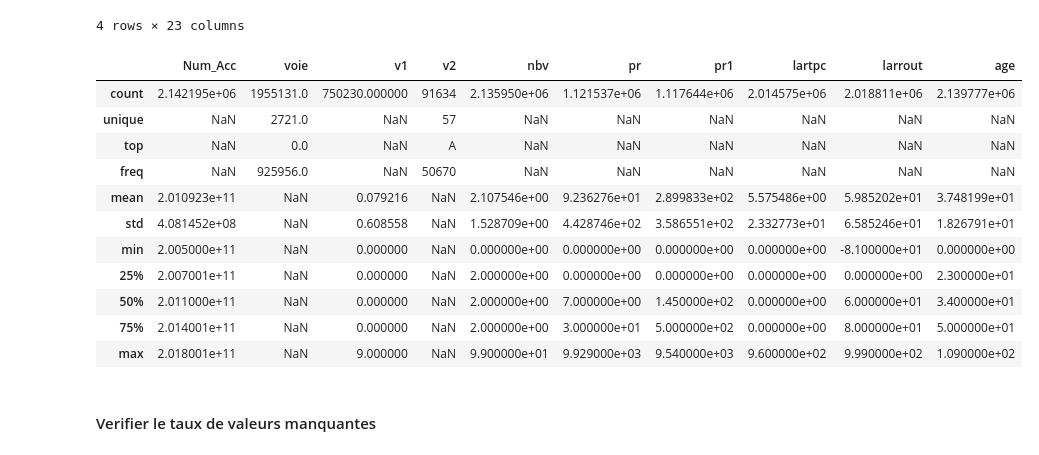
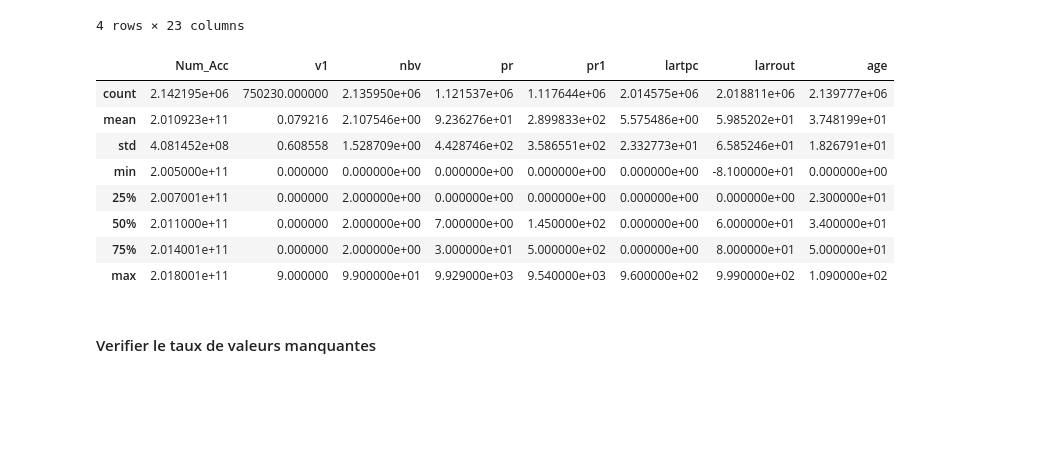
Before and after one commit to LAsmaa/Jupyter_Acidentalit-, a Jupyter notebook: Analyse_Accidentalité.ipynb, the cells around one changed output. Drawn from its saved outputs; the diff is of its cells as text; code cells hidden in the pictures; blank space fills up the shorter version.

```diff
--- a/Analyse_Accidentalité.ipynb
+++ b/Analyse_Accidentalité.ipynb
@@ -120,27 +68,19 @@ print(f'======  Jointure des dataframe caracteristiques, lieux et usagers \n')
 ##### Mise en forme de la date
 # %%
 # Mise en forme de la date
-#### ¨pit avoir toutes les années tout format de quatre charactères. Ex: ( 5 -> 005 -> 05 -> 2005)  , (16 -> 0016, 16 -> 2016)
-df_acc_usr['an01']  = ('00' + df_acc_usr['an'].map(str) )
-df_acc_usr['an02']  = ('20' + df_acc_usr['an01'].str[-2:])
+## ¨pit avoir toutes les années tout format de quatre charactères. Ex: ( 5 -> 005 -> 05 -> 2005)  , (16 -> 0016, 16 -> 2016)
+df_acc_usr['an']  = '20' + ('00' + df_acc_usr['an'].map(str) ).str[-2:]
 
-#### Pour avoir tout les mois sous format de deux charactères. Ex: ( 1 -> 001 -> 01) , (13 -> 0013 -> 13)
-df_acc_usr['mois01']  = ('00' + df_acc_usr['mois'].map(str) )
-df_acc_usr['mois02']  = ( df_acc_usr['mois01'].str[-2:] )
+## Pour avoir tout les mois sous format de deux charactères. Ex: ( 1 -> 001 -> 01) , (13 -> 0013 -> 13)
+df_acc_usr['mois']  = ('00' + df_acc_usr['mois'].map(str)).str[-2:]
 
 ## Pour avoir tout les jours sous format de deux charactères. Ex: ( 3 -> 003 -> 03) , (15 -> 0015 -> 15)
-df_acc_usr['jour01']  = ('00' + df_acc_usr['jour'].map(str) )
-df_acc_usr['jour02']  = ( df_acc_usr['jour01'].str[-2:] )
+df_acc_usr['jour']  = ('00' + df_acc_usr['jour'].map(str) ).str[-2:]
 
-## Pour avoir tout les jours sous format de quatre charactères. Ex: ( 3 -> 0003 -> 0003) , (1250 -> 0001250 -> 1250) , (230 -> 000230 -> 0230)
-df_acc_usr['hrmn01']  = ('000' + df_acc_usr['hrmn'].map(str) )
-df_acc_usr['hrmn02']  = ( df_acc_usr['hrmn01'].str[-4:] )
+## Pour avoir tout les jours sous format de quatre charactères. Ex: ( 3 -> 003 -> 003) , (1250 -> 001250 -> 1250) , (230 -> 00230 -> 0230)
+df_acc_usr['hrmn']  = ('00' + df_acc_usr['hrmn'].map(str) ).str[-4:]
 
-# Ajout de la colonne Date
-df_acc_usr['Date'] =  df_acc_usr['an02'] + df_acc_usr['mois02'] + df_acc_usr['jour02'] + df_acc_usr['hrmn02']
-# Changement du type de la colonne
-df_acc_usr['Date'] = pd.to_datetime(df_acc_usr['Date'] , format='%Y%m%d%H%M')
-
-print(f'======  Mise en forme des date effectué')
+## Ajout de la colonne Date
+df_acc_usr['Date'] = pd.to_datetime(df_acc_usr['an'] + df_acc_usr['mois'] + df_acc_usr['jour'] + df_acc_usr['hrmn'] , format='%Y%m%d%H%M')
 print(df_acc_usr['Date'].head(5))
 # %% [output]
@@ -154,7 +93,6 @@ Name: Date, dtype: datetime64[ns]
 # %% [markdown]
 ##### Calculs des ages
 # %%
-df_acc_usr['age'] = np.int64(df_acc_usr['an02']) - df_acc_usr['an_nais']
-print(f'======  Calcul des ages effectué')
+df_acc_usr['age'] = ( np.int64(df_acc_usr['an']) - df_acc_usr['an_nais'] )
 print(df_acc_usr['age'].head(5))
 # %% [output]
@@ -196,3 +107,7 @@ print(f'======  Supression des colonnes inutilisées')
+# %%
+# Supression des colonnes inutiles
+df_acc_usr = df_acc_usr.drop(['an', 'mois', 'jour', 'hrmn', 'com', 'adr'
+                 , 'gps', 'lat', 'long', 'dep', 'an_nais', 'num_veh'], axis=1)
 # %% [markdown]
 ##### Changement des types de données
 # %%
@@ -220,20 +135,17 @@ df_acc_usr.describe(percentiles=None, include='category')
 | freq | 1476913 | 1409485 | 1508764 | 1731553.0 | 646254.0 | 1020816.0 | 1348599.0 | 2004172.0 | 1630969.0 | 1653317.0 | ... | ... |
 4 rows × 23 columns
 # %%
-df_acc_usr.describe(percentiles=None, exclude=['category', 'datetime'])
+df_acc_usr.describe(percentiles=None, exclude=['category', 'datetime', 'object'])
 # %% [output]
-|  | Num_Acc | voie | v1 | v2 | nbv | pr | pr1 | lartpc | larrout | age |
-| count | 2.142195e+06 | 1955131.0 | 750230.000000 | 91634 | 2.135950e+06 | 1.121537e+06 | 1.117644e+06 | 2.014575e+06 | 2.018811e+06 | 2.139777e+06 |
-| unique | NaN | 2721.0 | NaN | 57 | NaN | NaN | NaN | NaN | NaN | NaN |
-| top | NaN | 0.0 | NaN | A | NaN | NaN | NaN | NaN | NaN | NaN |
-| freq | NaN | 925956.0 | NaN | 50670 | NaN | NaN | NaN | NaN | NaN | NaN |
-| mean | 2.010923e+11 | NaN | 0.079216 | NaN | 2.107546e+00 | 9.236276e+01 | 2.899833e+02 | 5.575486e+00 | 5.985202e+01 | 3.748199e+01 |
-| std | 4.081452e+08 | NaN | 0.608558 | NaN | 1.528709e+00 | 4.428746e+02 | 3.586551e+02 | 2.332773e+01 | 6.585246e+01 | 1.826791e+01 |
-| min | 2.005000e+11 | NaN | 0.000000 | NaN | 0.000000e+00 | 0.000000e+00 | 0.000000e+00 | 0.000000e+00 | -8.100000e+01 | 0.000000e+00 |
-| 25% | 2.007001e+11 | NaN | 0.000000 | NaN | 2.000000e+00 | 0.000000e+00 | 0.000000e+00 | 0.000000e+00 | 0.000000e+00 | 2.300000e+01 |
-| 50% | 2.011000e+11 | NaN | 0.000000 | NaN | 2.000000e+00 | 7.000000e+00 | 1.450000e+02 | 0.000000e+00 | 6.000000e+01 | 3.400000e+01 |
-| 75% | 2.014001e+11 | NaN | 0.000000 | NaN | 2.000000e+00 | 3.000000e+01 | 5.000000e+02 | 0.000000e+00 | 8.000000e+01 | 5.000000e+01 |
-| max | 2.018001e+11 | NaN | 9.000000 | NaN | 9.900000e+01 | 9.929000e+03 | 9.540000e+03 | 9.600000e+02 | 9.990000e+02 | 1.090000e+02 |
+|  | Num_Acc | v1 | nbv | pr | pr1 | lartpc | larrout | age |
+| count | 2.142195e+06 | 750230.000000 | 2.135950e+06 | 1.121537e+06 | 1.117644e+06 | 2.014575e+06 | 2.018811e+06 | 2.139777e+06 |
+| mean | 2.010923e+11 | 0.079216 | 2.107546e+00 | 9.236276e+01 | 2.899833e+02 | 5.575486e+00 | 5.985202e+01 | 3.748199e+01 |
+| std | 4.081452e+08 | 0.608558 | 1.528709e+00 | 4.428746e+02 | 3.586551e+02 | 2.332773e+01 | 6.585246e+01 | 1.826791e+01 |
+| min | 2.005000e+11 | 0.000000 | 0.000000e+00 | 0.000000e+00 | 0.000000e+00 | 0.000000e+00 | -8.100000e+01 | 0.000000e+00 |
+| 25% | 2.007001e+11 | 0.000000 | 2.000000e+00 | 0.000000e+00 | 0.000000e+00 | 0.000000e+00 | 0.000000e+00 | 2.300000e+01 |
+| 50% | 2.011000e+11 | 0.000000 | 2.000000e+00 | 7.000000e+00 | 1.450000e+02 | 0.000000e+00 | 6.000000e+01 | 3.400000e+01 |
+| 75% | 2.014001e+11 | 0.000000 | 2.000000e+00 | 3.000000e+01 | 5.000000e+02 | 0.000000e+00 | 8.000000e+01 | 5.000000e+01 |
+| max | 2.018001e+11 | 9.000000 | 9.900000e+01 | 9.929000e+03 | 9.540000e+03 | 9.600000e+02 | 9.990000e+02 | 1.090000e+02 |
 # %% [markdown]
 #### Verifier le taux de valeurs manquantes
 # %%
```
Also changed, not shown: parts of 16 cells of this notebook, 1 other file.
